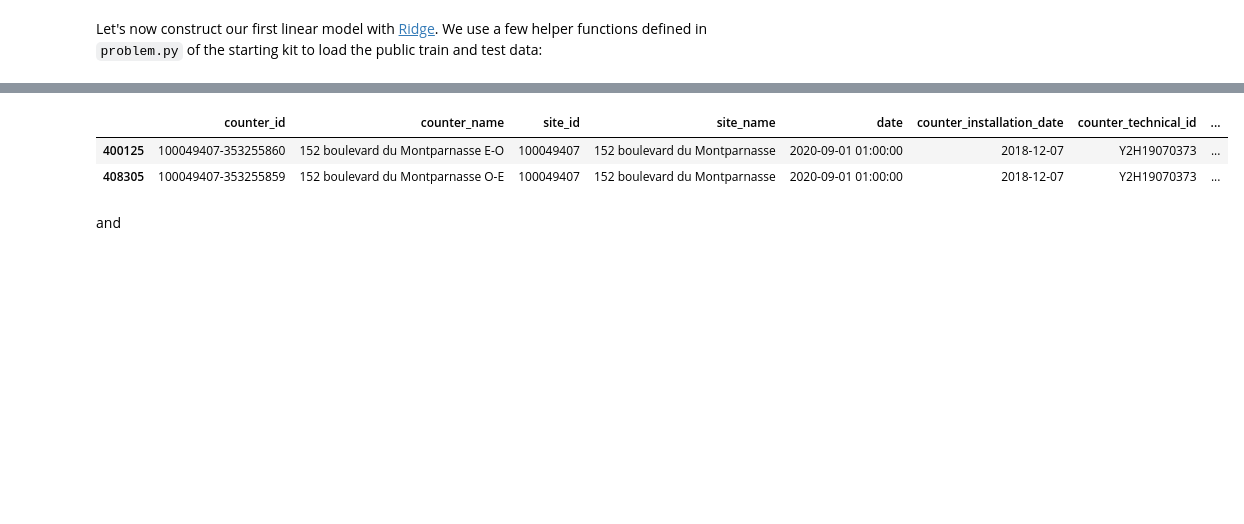
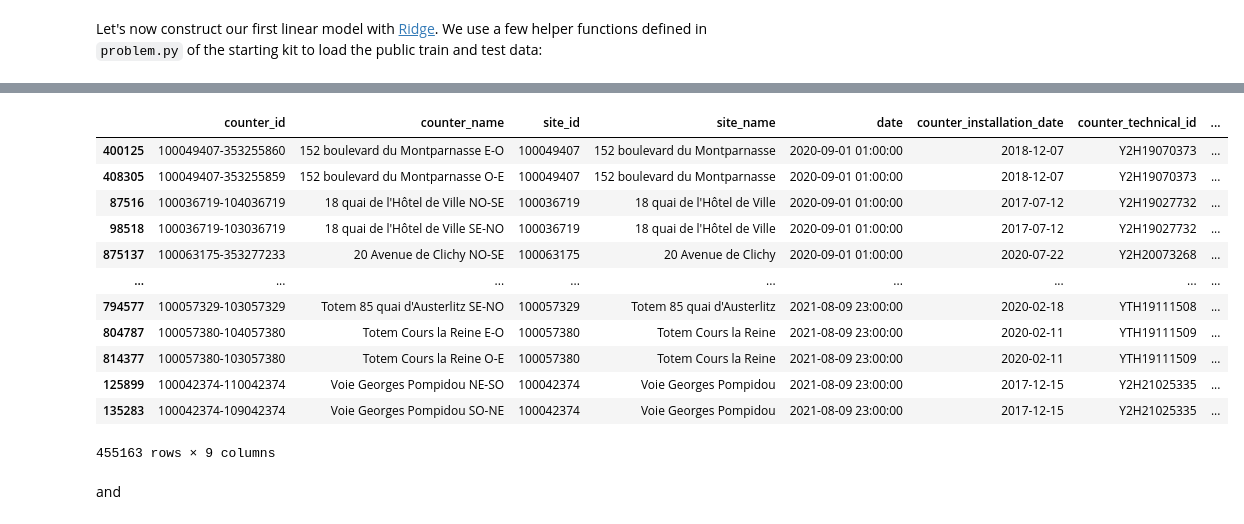
Before and after one commit to SamuelMesguiche/bike_counters_Samuel, a Jupyter notebook: bike_counters_starting_kit.ipynb, the cells around one changed output, grey strips where cells are left out. Cells and saved outputs as stored; diff of their text form; code cells hidden in the pictures; blank space fills up the shorter version.

```diff
--- a/bike_counters_starting_kit.ipynb
+++ b/bike_counters_starting_kit.ipynb
@@ -310,11 +317,21 @@ import problem
 X_train, y_train = problem.get_train_data()
 X_test, y_test = problem.get_test_data()
 # %%
-X_train.head(2)
+X_train
 # %% [output]
 |  | counter_id | counter_name | site_id | site_name | date | counter_installation_date | counter_technical_id | ... |
 | 400125 | 100049407-353255860 | 152 boulevard du Montparnasse E-O | 100049407 | 152 boulevard du Montparnasse | 2020-09-01 01:00:00 | 2018-12-07 | Y2H19070373 | ... |
 | 408305 | 100049407-353255859 | 152 boulevard du Montparnasse O-E | 100049407 | 152 boulevard du Montparnasse | 2020-09-01 01:00:00 | 2018-12-07 | Y2H19070373 | ... |
+| 87516 | 100036719-104036719 | 18 quai de l'Hôtel de Ville NO-SE | 100036719 | 18 quai de l'Hôtel de Ville | 2020-09-01 01:00:00 | 2017-07-12 | Y2H19027732 | ... |
+| 98518 | 100036719-103036719 | 18 quai de l'Hôtel de Ville SE-NO | 100036719 | 18 quai de l'Hôtel de Ville | 2020-09-01 01:00:00 | 2017-07-12 | Y2H19027732 | ... |
+| 875137 | 100063175-353277233 | 20 Avenue de Clichy NO-SE | 100063175 | 20 Avenue de Clichy | 2020-09-01 01:00:00 | 2020-07-22 | Y2H20073268 | ... |
+| ... | ... | ... | ... | ... | ... | ... | ... | ... |
+| 794577 | 100057329-103057329 | Totem 85 quai d'Austerlitz SE-NO | 100057329 | Totem 85 quai d'Austerlitz | 2021-08-09 23:00:00 | 2020-02-18 | YTH19111508 | ... |
+| 804787 | 100057380-104057380 | Totem Cours la Reine E-O | 100057380 | Totem Cours la Reine | 2021-08-09 23:00:00 | 2020-02-11 | YTH19111509 | ... |
+| 814377 | 100057380-103057380 | Totem Cours la Reine O-E | 100057380 | Totem Cours la Reine | 2021-08-09 23:00:00 | 2020-02-11 | YTH19111509 | ... |
+| 125899 | 100042374-110042374 | Voie Georges Pompidou NE-SO | 100042374 | Voie Georges Pompidou | 2021-08-09 23:00:00 | 2017-12-15 | Y2H21025335 | ... |
+| 135283 | 100042374-109042374 | Voie Georges Pompidou SO-NE | 100042374 | Voie Georges Pompidou | 2021-08-09 23:00:00 | 2017-12-15 | Y2H21025335 | ... |
+455163 rows × 9 columns
 # %% [markdown]
 and
 # %%
```
Also changed, not shown: parts of 7 cells of this notebook.
